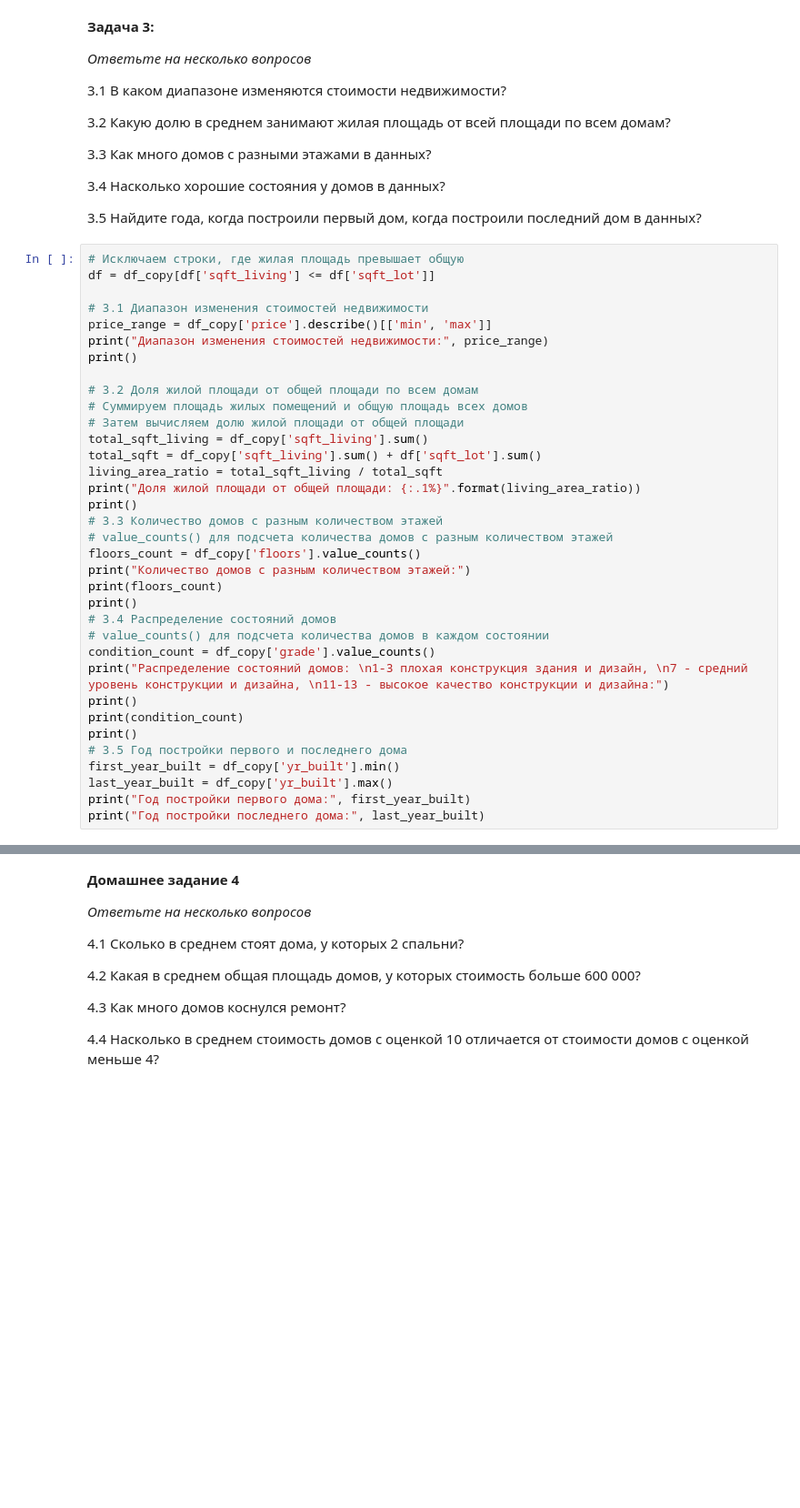
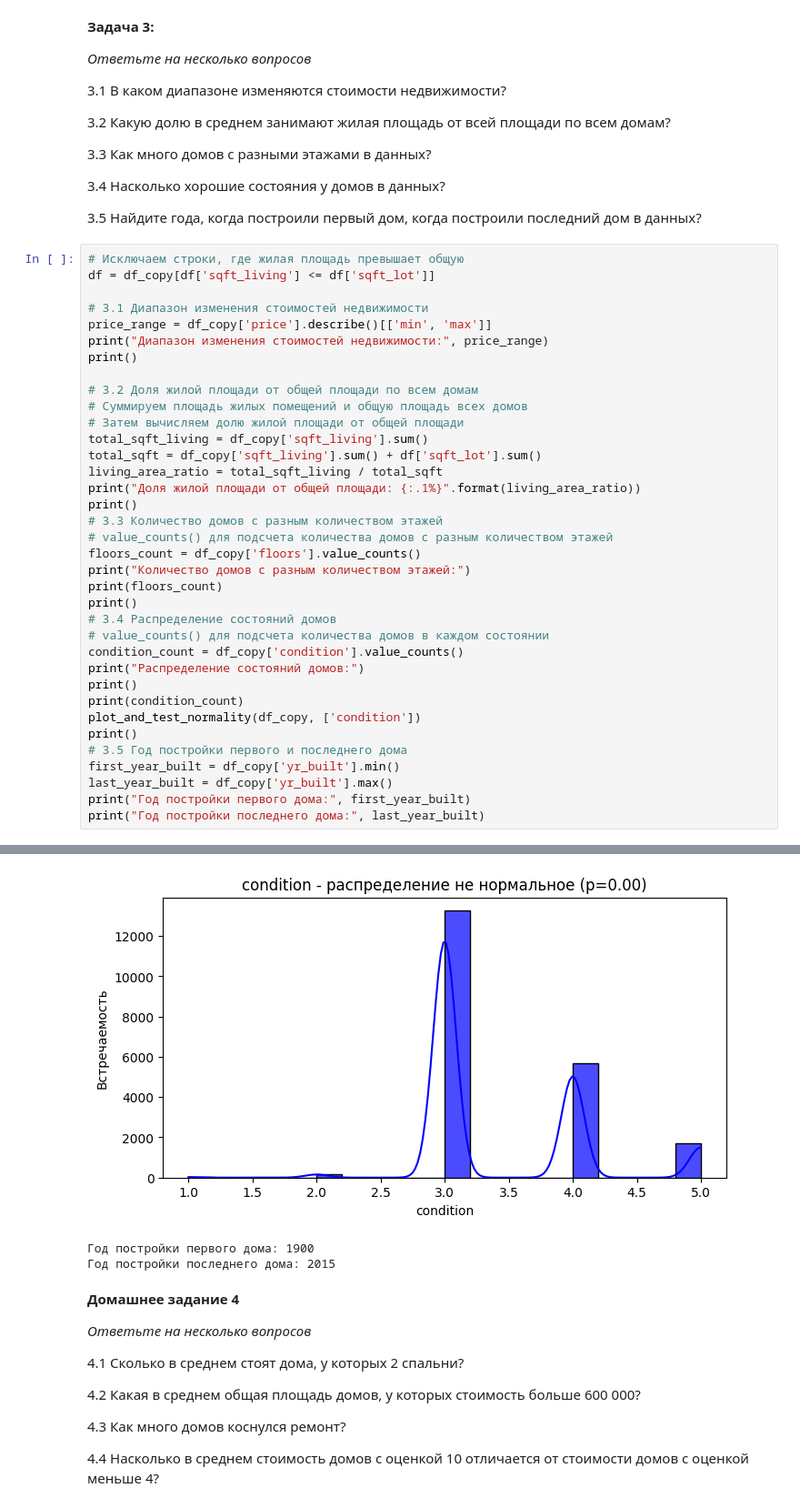
Before and after one commit to vsmataev/notebooks, a Jupyter notebook: ДЗ_ко_2_семинару.ipynb, the cells around one changed output, grey strips where cells are left out. Shown: that part at 91% size. Drawn from its saved outputs; the diff is of its cells as text; blank space fills up the shorter version.

```diff
--- a/ДЗ_ко_2_семинару.ipynb
+++ b/ДЗ_ко_2_семинару.ipynb
@@ -159,10 +158,11 @@ print(floors_count)
 print()
 # 3.4 Распределение состояний домов
 # value_counts() для подсчета количества домов в каждом состоянии
-condition_count = df_copy['grade'].value_counts()
-print("Распределение состояний домов: \n1-3 плохая конструкция здания и дизайн, \n7 - средний уровень конструкции и дизайна, \n11-13 - высокое качество конструкции и дизайна:")
+condition_count = df_copy['condition'].value_counts()
+print("Распределение состояний домов:")
 print()
 print(condition_count)
+plot_and_test_normality(df_copy, ['condition'])
 print()
 # 3.5 Год постройки первого и последнего дома
 first_year_built = df_copy['yr_built'].min()
@@ -190,3 +190,6 @@ Name: grade, dtype: int64
+[figure, added]
+Год постройки первого дома: 1900
+Год постройки последнего дома: 2015
 # %% [markdown]
 **Домашнее задание 4**
 
```
Also changed, not shown: parts of 2 cells of this notebook.
